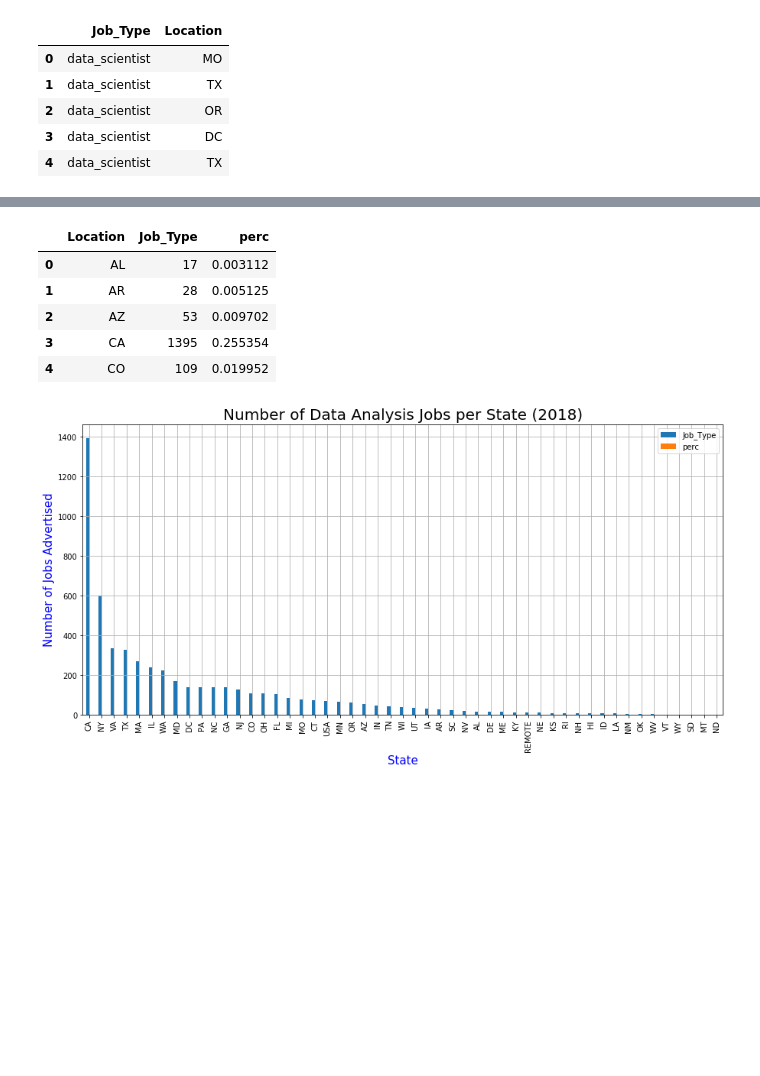
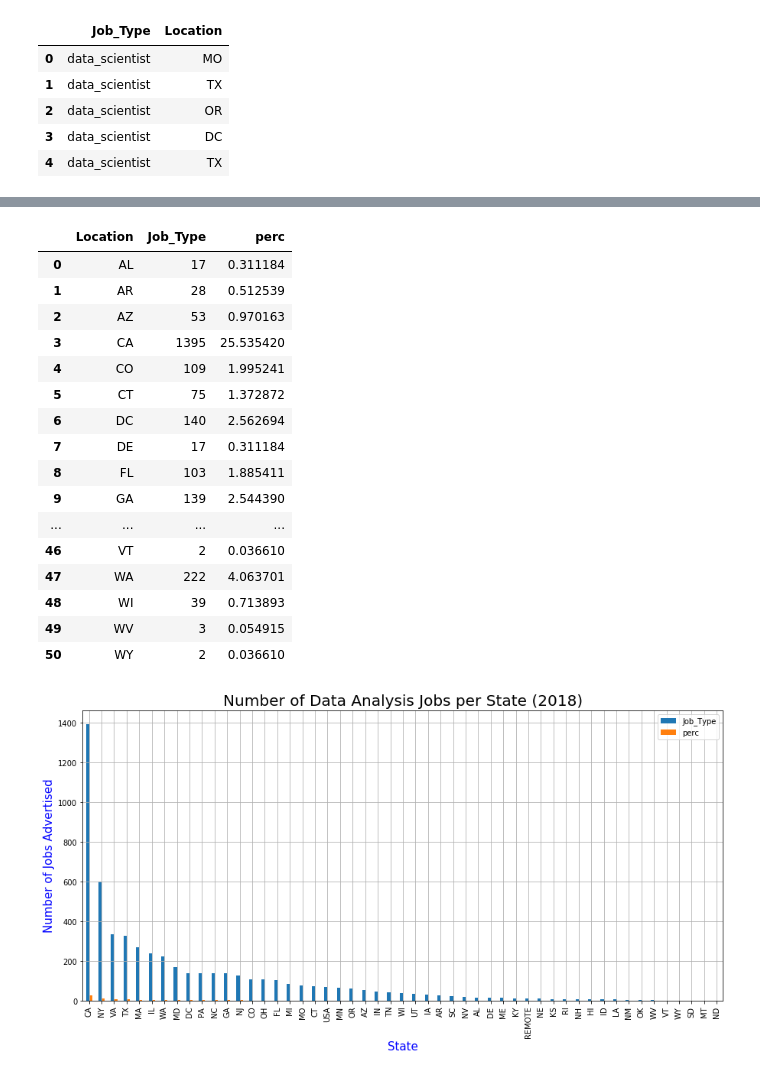
Before and after one commit to feldtmam/project1group3, a Jupyter notebook: Demographics.ipynb, the cells around one changed output, grey strips where cells are left out. Cells and saved outputs as stored; diff of their text form; code cells hidden in the pictures; blank space fills up the shorter version.

```diff
--- a/Demographics.ipynb
+++ b/Demographics.ipynb
@@ -84,20 +182,31 @@ See the caveats in the documentation: http://pandas.pydata.org/pandas-docs/stabl
 # %%
 #Group the dataset by Job Type and State
 perc_values = indeed_location.groupby('Location', as_index=False)['Job_Type'].count()
 total_jobs = len(indeed_location)
 #print(total_jobs)
 perc_values['Job_Type'] = perc_values['Job_Type'].astype(int)
-perc_values['perc']= perc_values['Job_Type']/total_jobs
+perc_values['perc']= 100*(perc_values['Job_Type']/total_jobs)
 #perc_values['perc'] = perc_values['perc'].map(lambda n: '{:.2%}'.format(n))
 #perc_values=perc_values.sort_values('perc').reset_index(drop=True)
-perc_values.head()
+perc_values
 # %% [output]
 |  | Location | Job_Type | perc |
-| 0 | AL | 17 | 0.003112 |
-| 1 | AR | 28 | 0.005125 |
-| 2 | AZ | 53 | 0.009702 |
-| 3 | CA | 1395 | 0.255354 |
-| 4 | CO | 109 | 0.019952 |
+| 0 | AL | 17 | 0.311184 |
+| 1 | AR | 28 | 0.512539 |
+| 2 | AZ | 53 | 0.970163 |
+| 3 | CA | 1395 | 25.535420 |
+| 4 | CO | 109 | 1.995241 |
+| 5 | CT | 75 | 1.372872 |
+| 6 | DC | 140 | 2.562694 |
+| 7 | DE | 17 | 0.311184 |
+| 8 | FL | 103 | 1.885411 |
+| 9 | GA | 139 | 2.544390 |
+| ... | ... | ... | ... |
+| 46 | VT | 2 | 0.036610 |
+| 47 | WA | 222 | 4.063701 |
+| 48 | WI | 39 | 0.713893 |
+| 49 | WV | 3 | 0.054915 |
+| 50 | WY | 2 | 0.036610 |
 # %%
 #create bar graph to illustrate number of Data Analysis jobs per state
 fig, ax = plt.subplots(figsize=(15,7))
```
Also changed, not shown: parts of 14 cells of this notebook, 2 other files.
